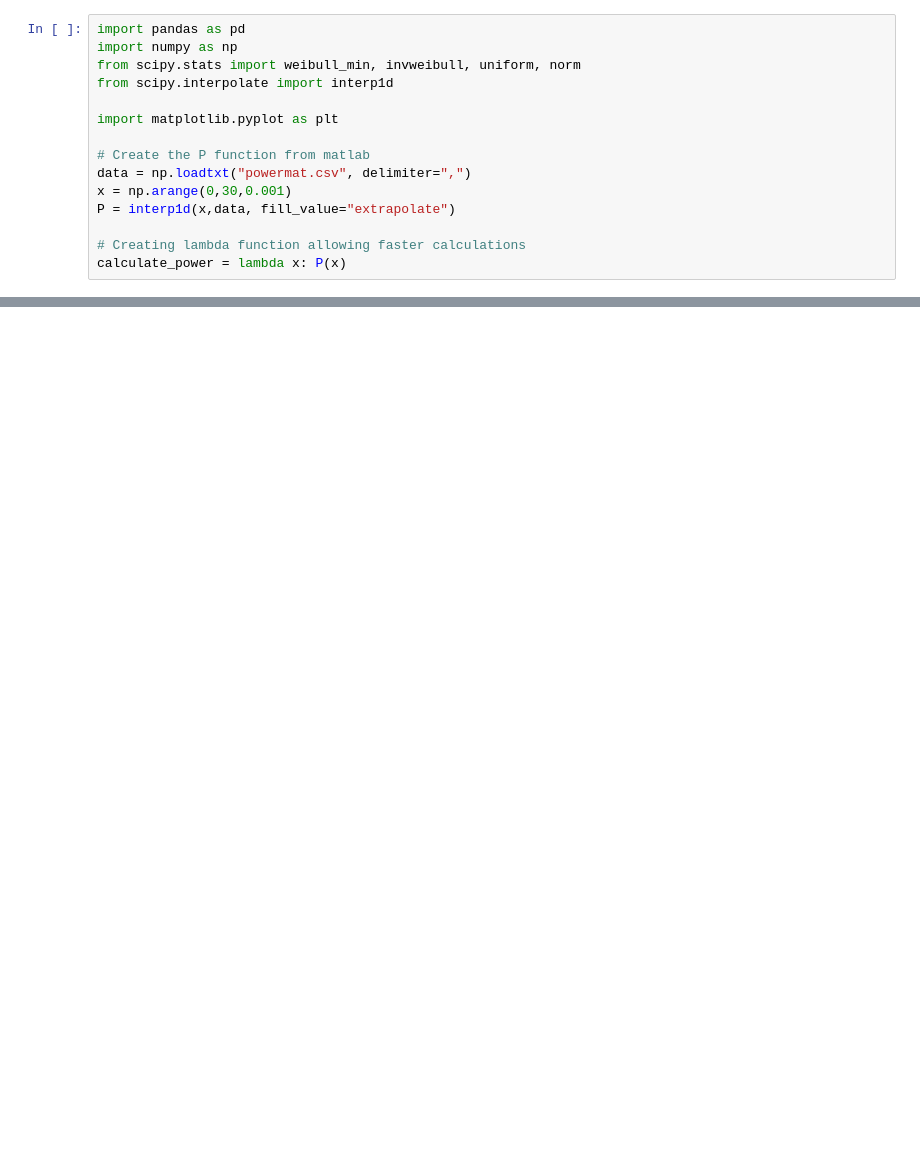
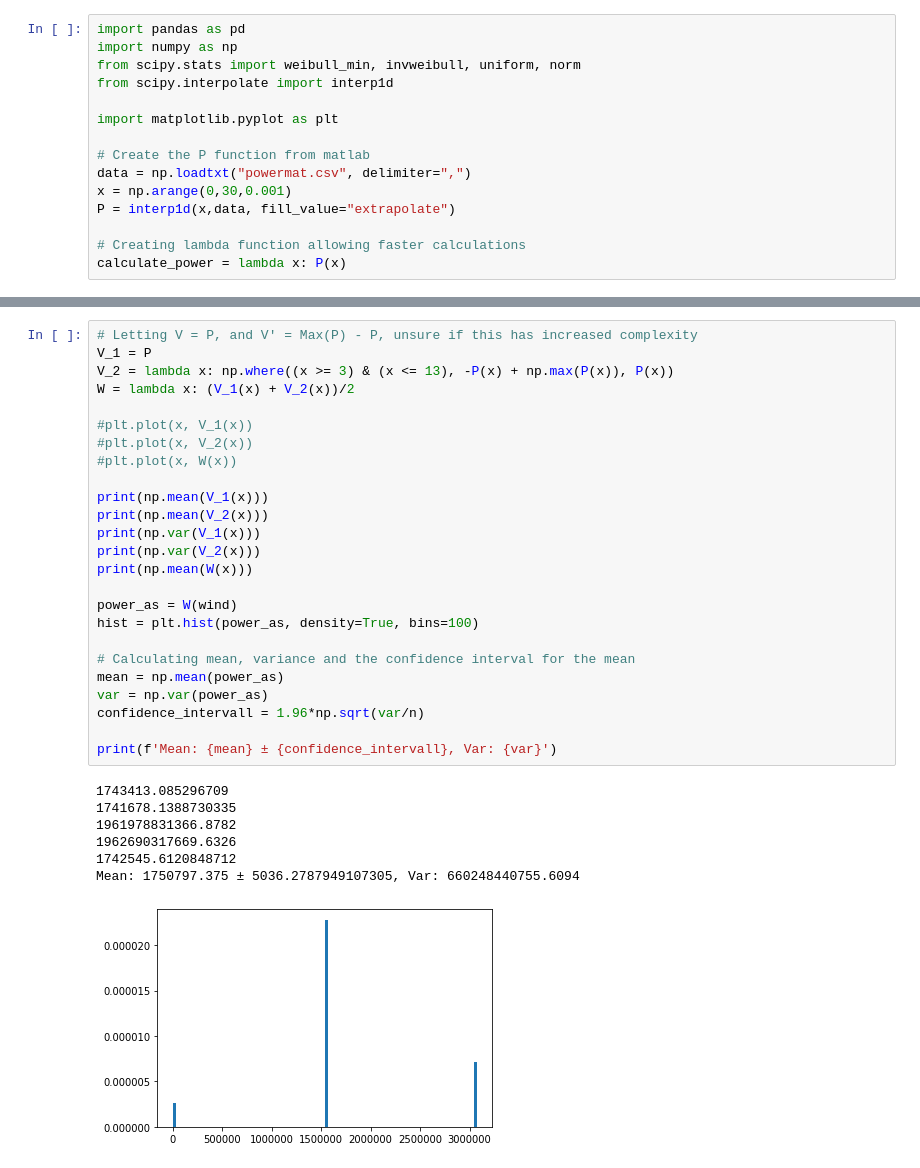
Before and after one commit to sleipner42/LP32020, a Jupyter notebook: monte-carlo/HA 1/Lab 1 Jupyter Notebook.ipynb, the cells around one changed output, grey strips where cells are left out. Cells and saved outputs as stored; diff of their text form; blank space fills up the shorter version.

```diff
--- a/monte-carlo/HA 1/Lab 1 Jupyter Notebook.ipynb
+++ b/monte-carlo/HA 1/Lab 1 Jupyter Notebook.ipynb
@@ -99 +99,34 @@ Mean: 1722139.4070362607 ± 30.51462660038244, Var: 24238401.61809578
 [figure]
+# %%
+# Letting V = P, and V' = Max(P) - P, unsure if this has increased complexity
+V_1 = P
+V_2 = lambda x: np.where((x >= 3) & (x <= 13), -P(x) + np.max(P(x)), P(x))
+W = lambda x: (V_1(x) + V_2(x))/2
+
+#plt.plot(x, V_1(x))
+#plt.plot(x, V_2(x))
+#plt.plot(x, W(x))
+
+print(np.mean(V_1(x)))
+print(np.mean(V_2(x)))
+print(np.var(V_1(x)))
+print(np.var(V_2(x)))
+print(np.mean(W(x)))
+
+power_as = W(wind)
+hist = plt.hist(power_as, density=True, bins=100)
+
+# Calculating mean, variance and the confidence interval for the mean
+mean = np.mean(power_as)
+var = np.var(power_as)
+confidence_intervall = 1.96*np.sqrt(var/n)
+
+print(f'Mean: {mean} ± {confidence_intervall}, Var: {var}')
+# %% [output]
+1743413.085296709
+1741678.1388730335
+1961978831366.8782
+1962690317669.6326
+1742545.6120848712
+Mean: 1750797.375 ± 5036.2787949107305, Var: 660248440755.6094
+[figure, added]
```
Also changed, not shown: parts of 5 cells of this notebook.
